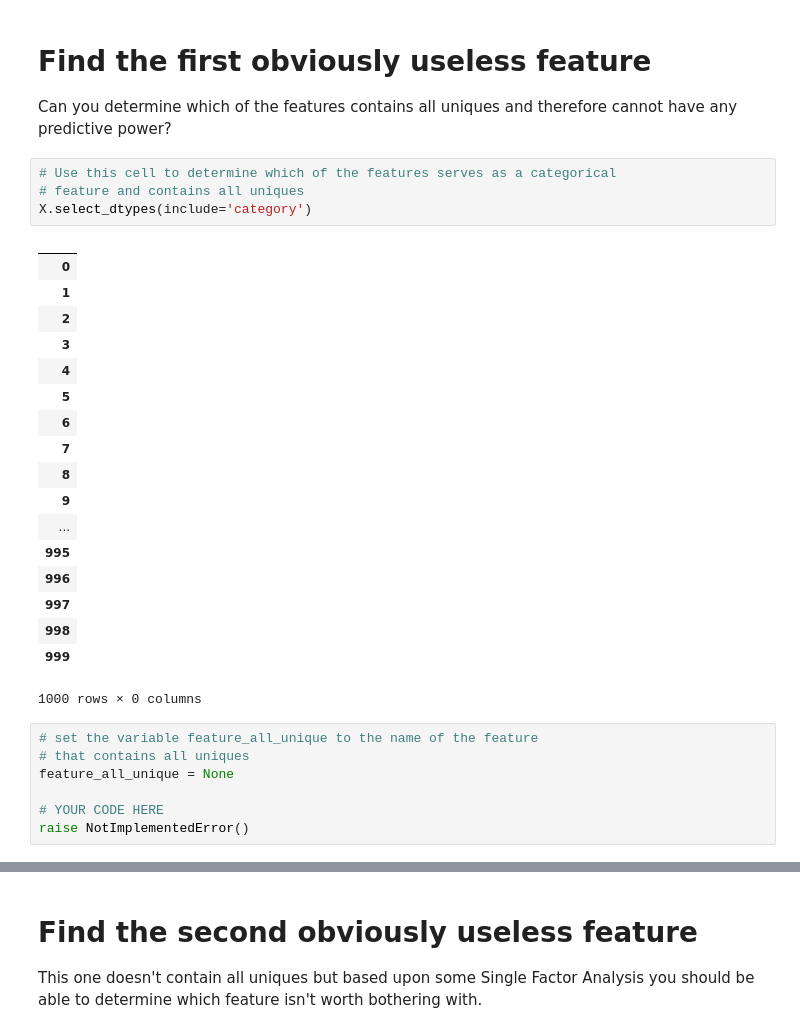
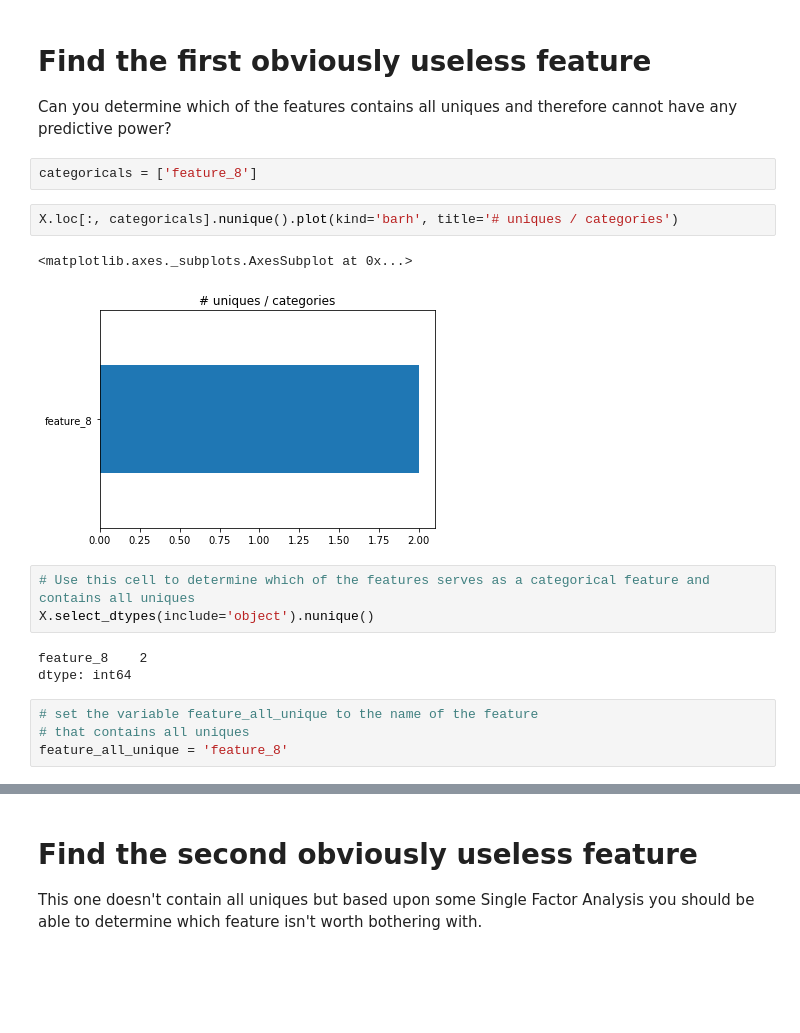
Before and after one commit to veiguinha/batch3-workspace, a Jupyter notebook: S01 - Bootcamp and Binary Classification/SLU16 - Data Sufficiency and Selection/Exercise notebook.ipynb, the cells around one changed output, grey strips where cells are left out. Cells and saved outputs as stored; diff of their text form; blank space fills up the shorter version.

```diff
--- a/S01 - Bootcamp and Binary Classification/SLU16 - Data Sufficiency and Selection/Exercise notebook.ipynb
+++ b/S01 - Bootcamp and Binary Classification/SLU16 - Data Sufficiency and Selection/Exercise notebook.ipynb
@@ -43,36 +43,23 @@ Name: label, dtype: int64
 # Find the first obviously useless feature
 
 Can you determine which of the features contains all uniques and therefore cannot have any predictive power?
+# %%
+categoricals = ['feature_8']
+# %%
+X.loc[:, categoricals].nunique().plot(kind='barh', title='# uniques / categories')
+# %% [output]
+<matplotlib.axes._subplots.AxesSubplot at 0x...>
+[figure, added]
 # %%
-# Use this cell to determine which of the features serves as a categorical
-# feature and contains all uniques
-X.select_dtypes(include='category')
+# Use this cell to determine which of the features serves as a categorical feature and contains all uniques
+X.select_dtypes(include='object').nunique()
 # %% [output]
-|  |
-| 0 |
-| 1 |
-| 2 |
-| 3 |
-| 4 |
-| 5 |
-| 6 |
-| 7 |
-| 8 |
-| 9 |
-| ... |
-| 995 |
-| 996 |
-| 997 |
-| 998 |
-| 999 |
-1000 rows × 0 columns
+feature_8    2
+dtype: int64
 # %%
 # set the variable feature_all_unique to the name of the feature
 # that contains all uniques
-feature_all_unique = None
-
-# YOUR CODE HERE
-raise NotImplementedError()
+feature_all_unique = 'feature_8'
 # %%
 ### BEGIN TESTS
 assert _hash(feature_all_unique) == '87ea5dfc8b8e384d848979496e706390b497e547'
```
Also changed, not shown: parts of 1 cell of this notebook, 1 other file.
